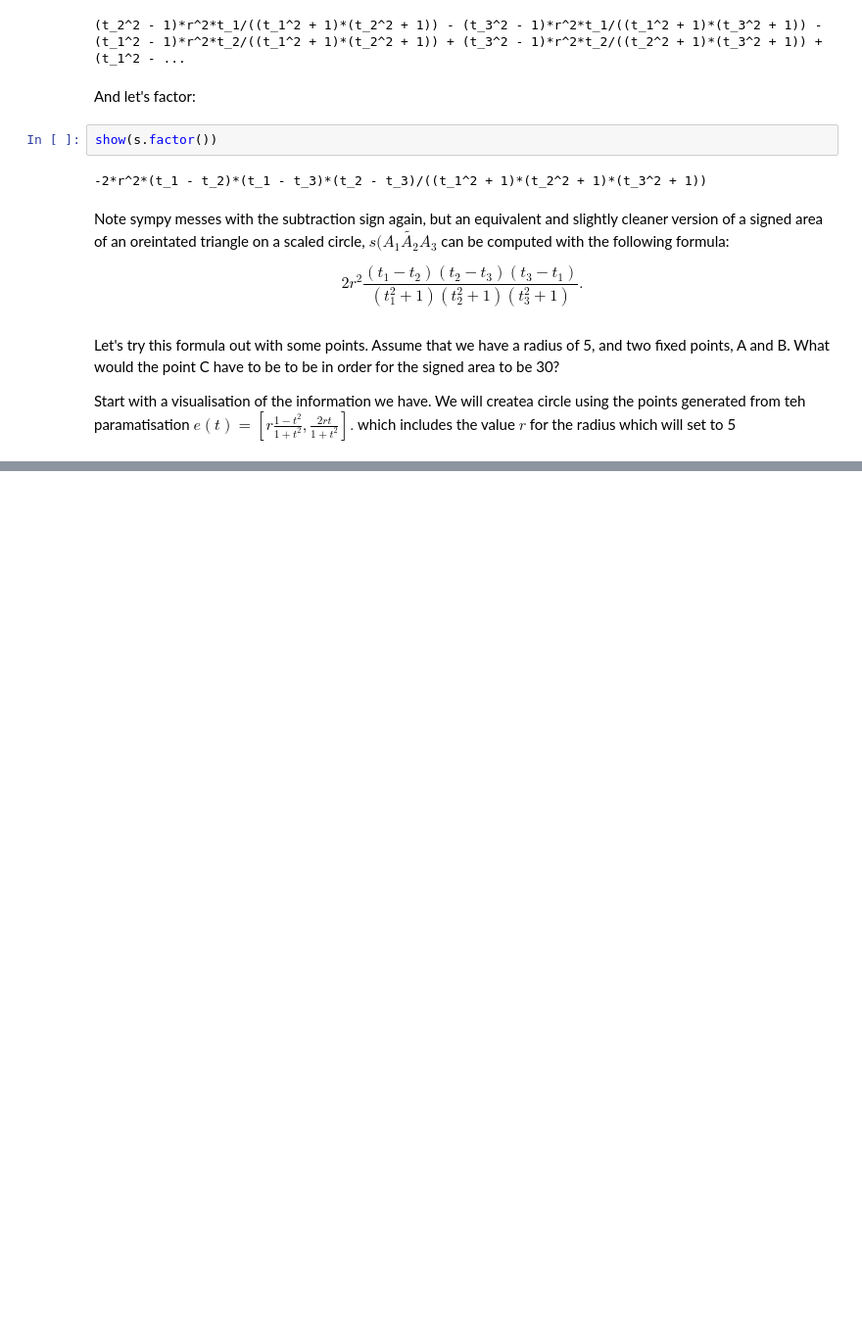
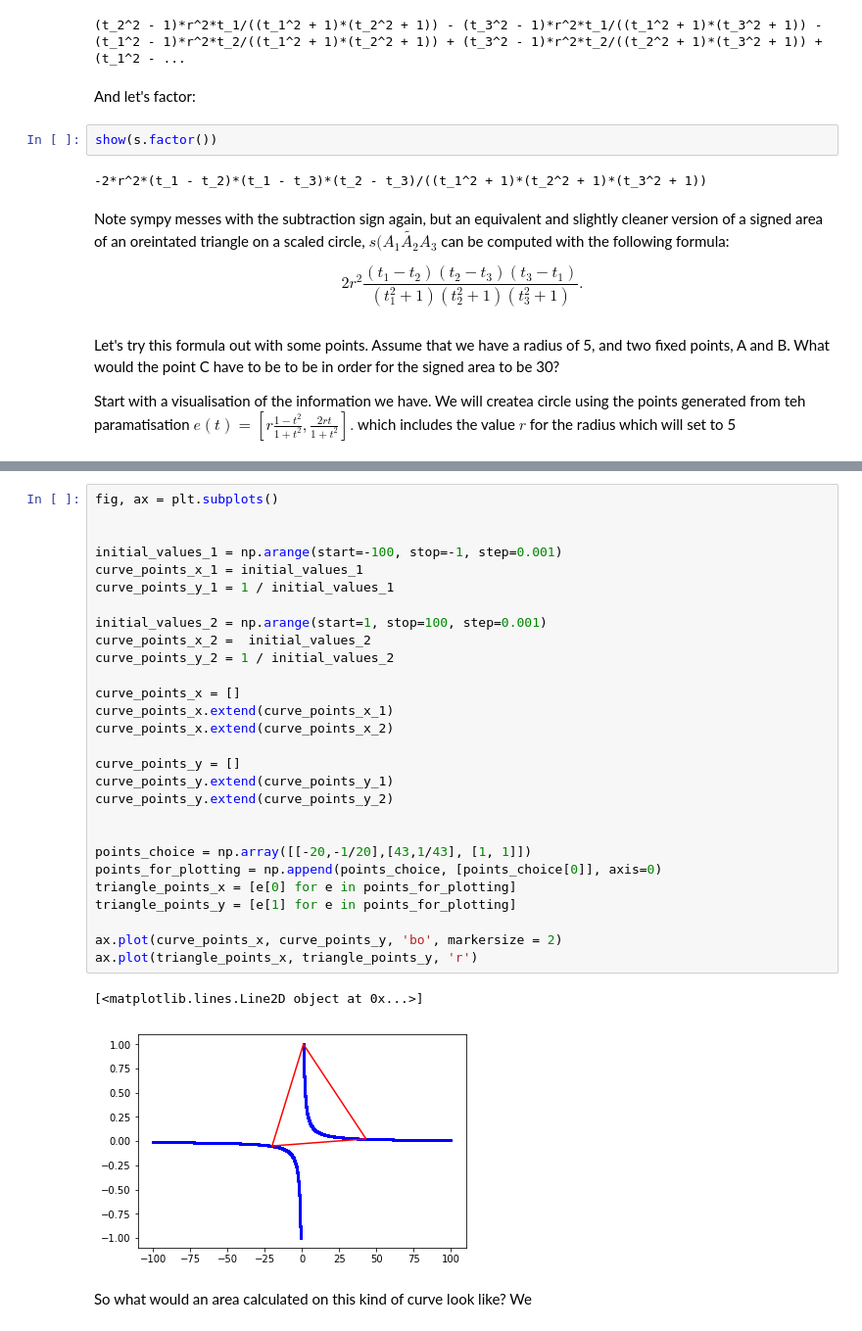
Before and after one commit to jgab3103/Jamie-Gabriel, a Jupyter notebook: Notebooks/Algebraic_Calculus_Notes_3.ipynb, the cells around one changed output, grey strips where cells are left out. Shown at 98% size. Cells and saved outputs as stored; diff of their text form; blank space fills up the shorter version.

```diff
--- a/Notebooks/Algebraic_Calculus_Notes_3.ipynb
+++ b/Notebooks/Algebraic_Calculus_Notes_3.ipynb
@@ -392,0 +434,33 @@ ax.plot(x2, y2, 'b')
+# %%
+fig, ax = plt.subplots()
+
+
+initial_values_1 = np.arange(start=-100, stop=-1, step=0.001)
+curve_points_x_1 = initial_values_1
+curve_points_y_1 = 1 / initial_values_1
+
+initial_values_2 = np.arange(start=1, stop=100, step=0.001)
+curve_points_x_2 =  initial_values_2
+curve_points_y_2 = 1 / initial_values_2
+
+curve_points_x = []
+curve_points_x.extend(curve_points_x_1)
+curve_points_x.extend(curve_points_x_2)
+
+curve_points_y = []
+curve_points_y.extend(curve_points_y_1)
+curve_points_y.extend(curve_points_y_2)
+
+
+points_choice = np.array([[-20,-1/20],[43,1/43], [1, 1]])
+points_for_plotting = np.append(points_choice, [points_choice[0]], axis=0)
+triangle_points_x = [e[0] for e in points_for_plotting]
+triangle_points_y = [e[1] for e in points_for_plotting]
+
+ax.plot(curve_points_x, curve_points_y, 'bo', markersize = 2)
+ax.plot(triangle_points_x, triangle_points_y, 'r')
+# %% [output]
+[<matplotlib.lines.Line2D object at 0x...>]
+[figure, added]
+# %% [markdown]
+So what would an area calculated on this kind of curve look like? We
```
Also changed, not shown: parts of 21 cells of this notebook.
